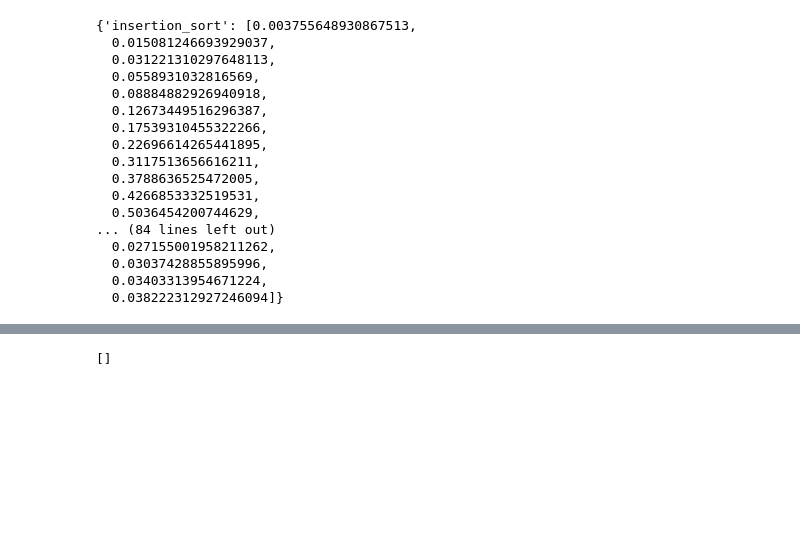
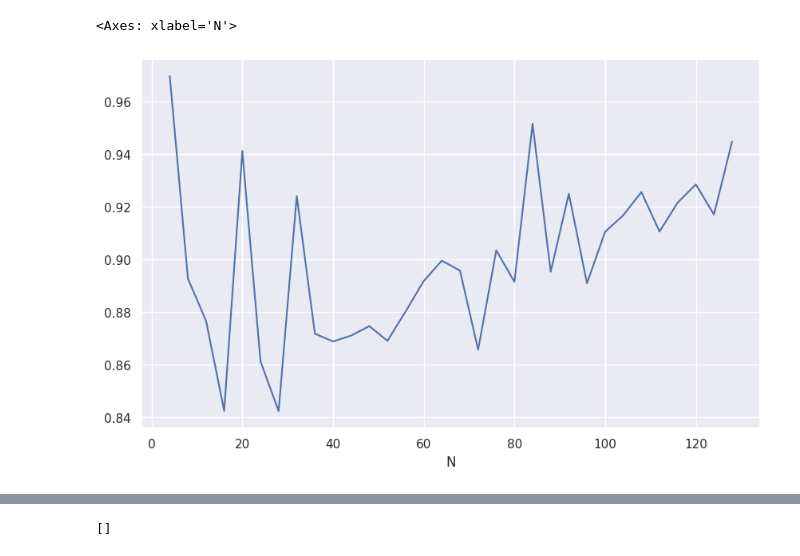
Before and after one commit to radoslawbodus/CLRS, a Jupyter notebook: Chapter2/sorting_algs_analysis.ipynb, the cells around one changed output, grey strips where cells are left out. Saved outputs shown, nothing was run; the diff lists cells and outputs as text; code cells hidden in the pictures; blank space fills up the shorter version.

```diff
--- a/Chapter2/sorting_algs_analysis.ipynb
+++ b/Chapter2/sorting_algs_analysis.ipynb
@@ -53 +112,6 @@ functions = {'insertion_sort': insertion_sort, 'insertion_sort_c': insertion_sor
+# %%
+(df.insertion_sort_c / df.merge_sort_c).plot()
+# %% [output]
+<Axes: xlabel='N'>
+[figure, added]
 # %%
@@ -55,23 +119,3 @@ sizes = list(range(500, 10001, 500))
 f_times = measure_times(functions=functions, sizes=sizes, samples=3)
-# %%
-f_times
-# %% [output]
-{'insertion_sort': [0.003755648930867513,
-  0.015081246693929037,
-  0.031221310297648113,
-  0.0558931032816569,
-  0.08884882926940918,
-  0.12673449516296387,
-  0.17539310455322266,
-  0.22696614265441895,
-  0.3117513656616211,
-  0.3788636525472005,
-  0.4266853332519531,
-  0.5036454200744629,
-... (84 lines left out)
-  0.027155001958211262,
-  0.03037428855895996,
-  0.03403313954671224,
-  0.038222312927246094]}
 # %%
 df = pd.DataFrame(f_times, sizes).rename_axis(index='N')
```
Also changed, not shown: parts of 18 cells of this notebook, 9 other files.
